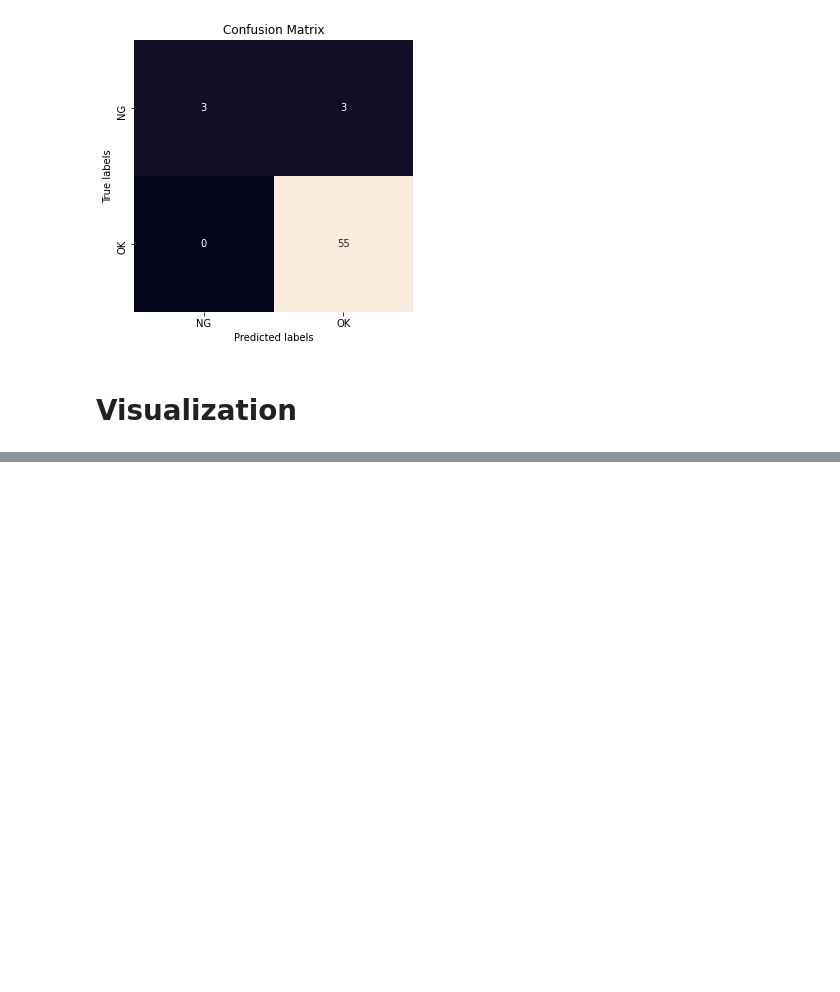
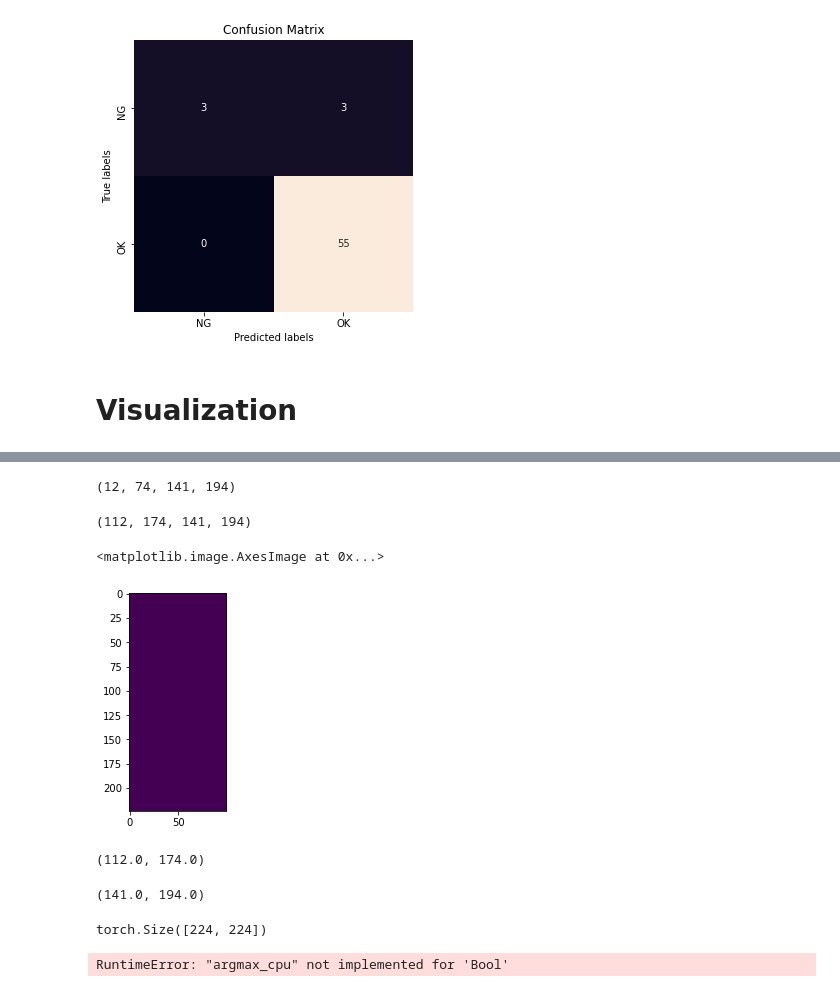
Before and after one commit to OlgaChernytska/Visual-Inspection, a Jupyter notebook: Training.ipynb, the cells around one changed output, grey strips where cells are left out. Saved outputs shown, nothing was run; the diff lists cells and outputs as text; code cells hidden in the pictures; blank space fills up the shorter version.

```diff
--- a/Training.ipynb
+++ b/Training.ipynb
@@ -66,0 +182,5 @@ preds = model(batch[0].to(device))
+# %%
+thres
+
+np_arr = feature_map0.cpu().detach().numpy()
+np_arr > thres
@@ -66,0 +195,2 @@ preds = model(batch[0].to(device))
+# %%
+np_arr = np.float32(np_arr > thres)
@@ -66,0 +214,31 @@ preds = model(batch[0].to(device))
+# %%
+get_bbox_from_heatmap(np_arr[:, 100:], thres=15)
+# %% [output]
+(12, 74, 141, 194)
+# %%
+get_bbox_from_heatmap(np_arr, thres=15)
+# %% [output]
+(112, 174, 141, 194)
+# %%
+plt.imshow(np_arr[:, :100])
+# %% [output]
+<matplotlib.image.AxesImage at 0x...>
+[figure, added]
+# %%
+res = np.max(np_arr, axis=0) * np.arange(0, 224)
+res[res > 0].min(), res.max()
+# %% [output]
+(112.0, 174.0)
+# %%
+res = np.max(np_arr, axis=1) * np.arange(0, 224)
+res[res > 0].min(), res.max()
+# %% [output]
+(141.0, 194.0)
+# %%
+(feature_map0 > thres).shape
+# %% [output]
+torch.Size([224, 224])
+# %%
+torch.argmax(feature_map0 > thres, dim=-1)
+# %% [output]
+RuntimeError: "argmax_cpu" not implemented for 'Bool'
```
Also changed, not shown: parts of 32 cells of this notebook, 1 other file.
